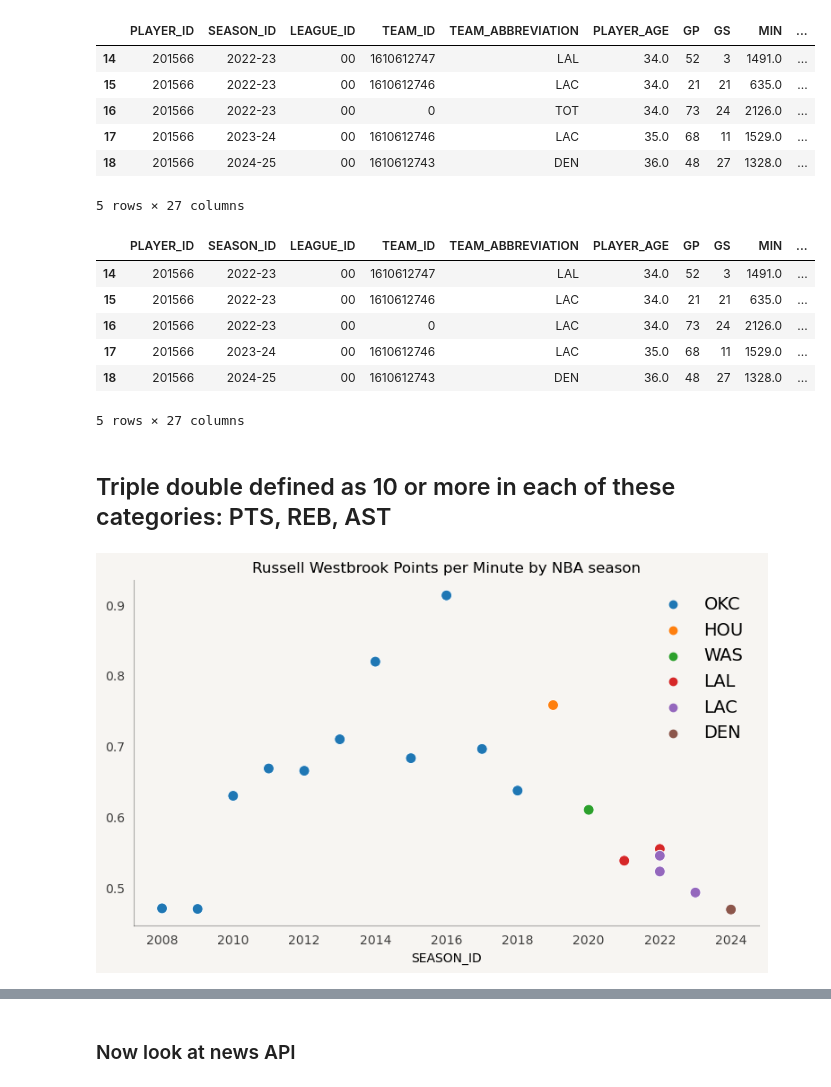
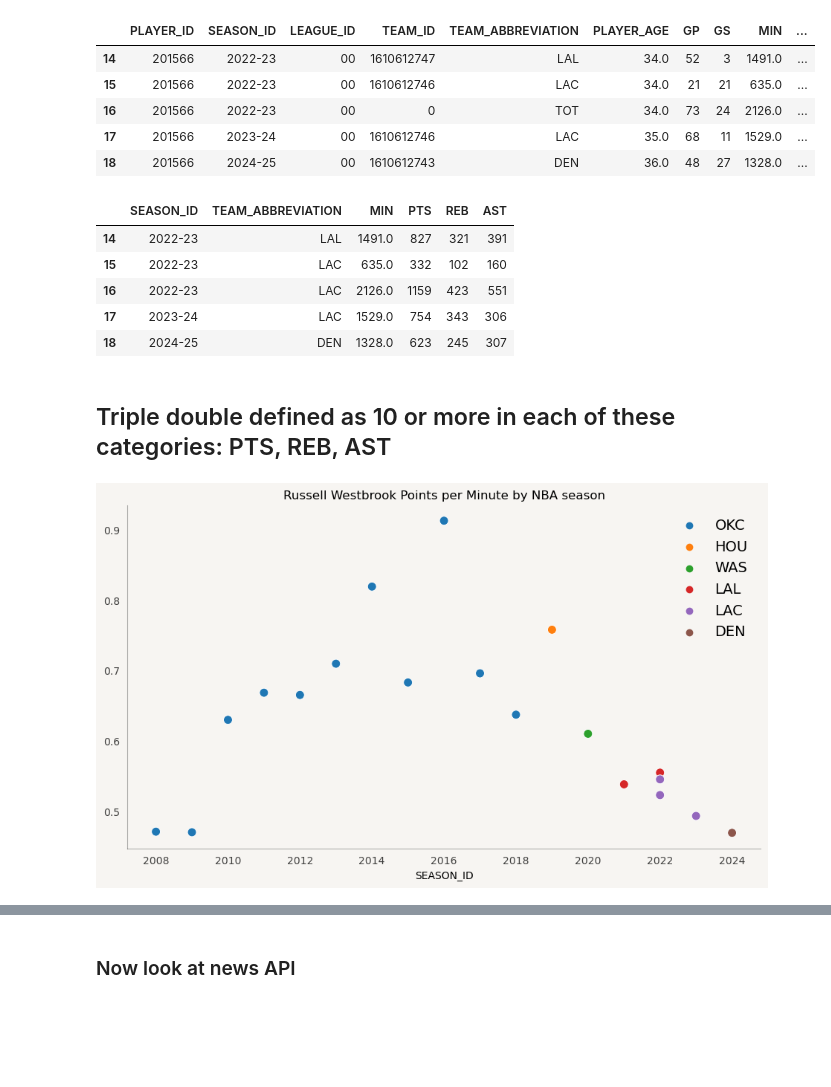
Before and after one commit to lonswaymar/NuggetAnalysis, a Jupyter notebook: notebooks/gather_data.ipynb, the cells around one changed output, grey strips where cells are left out. Drawn from its saved outputs; the diff is of its cells as text; code cells hidden in the pictures; blank space fills up the shorter version.

```diff
--- a/notebooks/gather_data.ipynb
+++ b/notebooks/gather_data.ipynb
@@ -16,6 +16,8 @@ from mar_designs import tidy_axes
 # %%
 facecolor = "#F7F5F2"
 figsize=(11,6)
+
+pd.set_option('display.max_columns', None)
 # %%
 # Today's Score Board
 games = scoreboard.ScoreBoard()
@@ -57,19 +57,18 @@ wb.tail()
 | 16 | 201566 | 2022-23 | 00 | 0 | TOT | 34.0 | 73 | 24 | 2126.0 | ... |
 | 17 | 201566 | 2023-24 | 00 | 1610612746 | LAC | 35.0 | 68 | 11 | 1529.0 | ... |
 | 18 | 201566 | 2024-25 | 00 | 1610612743 | DEN | 36.0 | 48 | 27 | 1328.0 | ... |
-5 rows × 27 columns
 # %%
 # Fix the TOT in TEAM_ABBREVIATION to LAC
 wb.loc[16, "TEAM_ABBREVIATION"] = "LAC"
+wb = wb[["SEASON_ID", "TEAM_ABBREVIATION", "MIN", "PTS", "REB", "AST"]]
 wb.tail()
 # %% [output]
-|  | PLAYER_ID | SEASON_ID | LEAGUE_ID | TEAM_ID | TEAM_ABBREVIATION | PLAYER_AGE | GP | GS | MIN | ... |
-| 14 | 201566 | 2022-23 | 00 | 1610612747 | LAL | 34.0 | 52 | 3 | 1491.0 | ... |
-| 15 | 201566 | 2022-23 | 00 | 1610612746 | LAC | 34.0 | 21 | 21 | 635.0 | ... |
-| 16 | 201566 | 2022-23 | 00 | 0 | LAC | 34.0 | 73 | 24 | 2126.0 | ... |
-| 17 | 201566 | 2023-24 | 00 | 1610612746 | LAC | 35.0 | 68 | 11 | 1529.0 | ... |
-| 18 | 201566 | 2024-25 | 00 | 1610612743 | DEN | 36.0 | 48 | 27 | 1328.0 | ... |
+|  | SEASON_ID | TEAM_ABBREVIATION | MIN | PTS | REB | AST |
+| 14 | 2022-23 | LAL | 1491.0 | 827 | 321 | 391 |
+| 15 | 2022-23 | LAC | 635.0 | 332 | 102 | 160 |
+| 16 | 2022-23 | LAC | 2126.0 | 1159 | 423 | 551 |
+| 17 | 2023-24 | LAC | 1529.0 | 754 | 343 | 306 |
+| 18 | 2024-25 | DEN | 1328.0 | 623 | 245 | 307 |
-5 rows × 27 columns
 # %%
 wb.to_csv("../data/wb_stats.csv")
 # %% [markdown]
@@ -89,7 +88,7 @@ ax.set_title("Russell Westbrook Points per Minute by NBA season")
 plt.savefig("../images/wb_points_per_minute.png")
 plt.show()
 # %% [output]
-[figure, old version]
+[figure, new version]
 # %%
 fig, ax = plt.subplots(figsize=figsize)
 fig.set_facecolor(facecolor)
```
Also changed, not shown: parts of 7 cells of this notebook, 10 other files.
